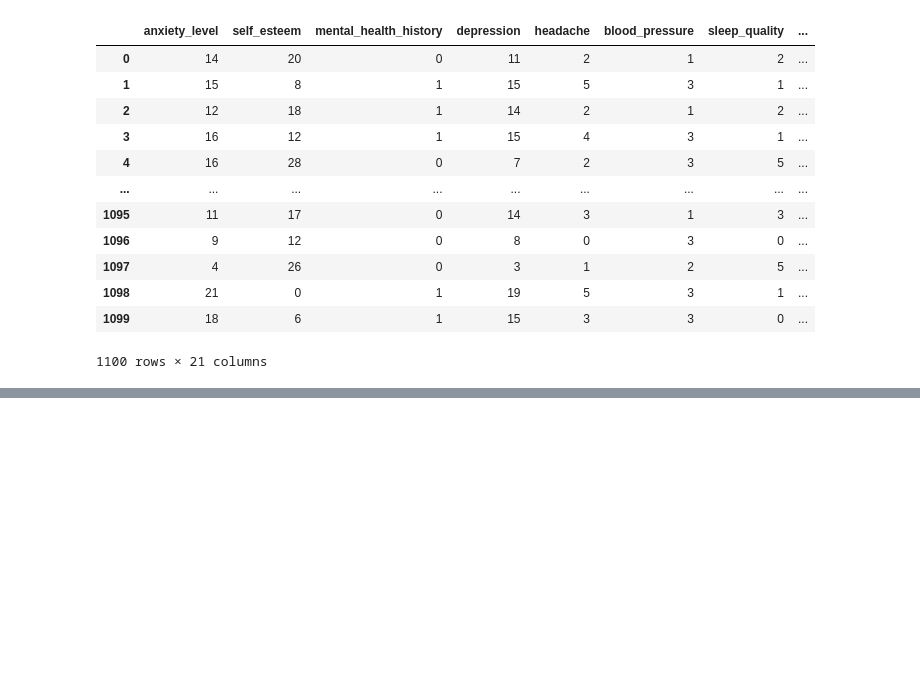
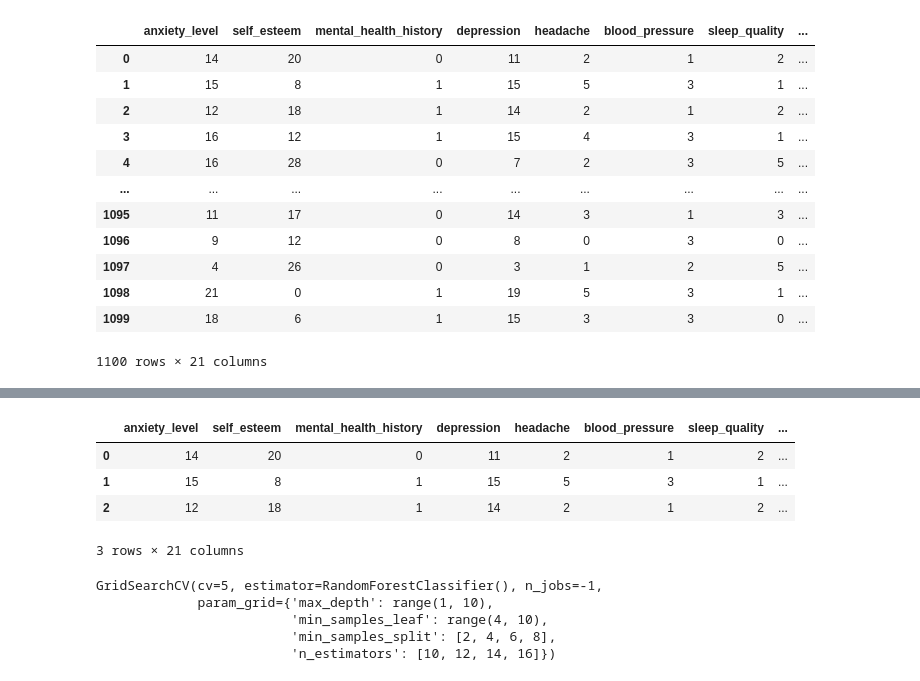
Before and after one commit to Time4045/Studens-Stress-Factors-Data, a Jupyter notebook: Students Stress Factors.ipynb, the cells around one changed output, grey strips where cells are left out. Drawn from its saved outputs; the diff is of its cells as text; code cells hidden in the pictures; blank space fills up the shorter version.

Commit message:
Random Forest and accuracy for prections

```diff
--- a/Students Stress Factors.ipynb
+++ b/Students Stress Factors.ipynb
@@ -84,0 +97,8 @@ data_of_stress['anxiety_level'].corr(data_of_stress['study_load'])
+# %%
+data_of_stress.head(3)
+# %% [output]
+|  | anxiety_level | self_esteem | mental_health_history | depression | headache | blood_pressure | sleep_quality | ... |
+| 0 | 14 | 20 | 0 | 11 | 2 | 1 | 2 | ... |
+| 1 | 15 | 8 | 1 | 15 | 5 | 3 | 1 | ... |
+| 2 | 12 | 18 | 1 | 14 | 2 | 1 | 2 | ... |
+3 rows × 21 columns
@@ -84,0 +116,8 @@ data_of_stress['anxiety_level'].corr(data_of_stress['study_load'])
+# %%
+grid_search_clf.fit(X_train, y_train)
+# %% [output]
+GridSearchCV(cv=5, estimator=RandomForestClassifier(), n_jobs=-1,
+             param_grid={'max_depth': range(1, 10),
+                         'min_samples_leaf': range(4, 10),
+                         'min_samples_split': [2, 4, 6, 8],
+                         'n_estimators': [10, 12, 14, 16]})
```
Also changed, not shown: parts of 21 cells of this notebook.
